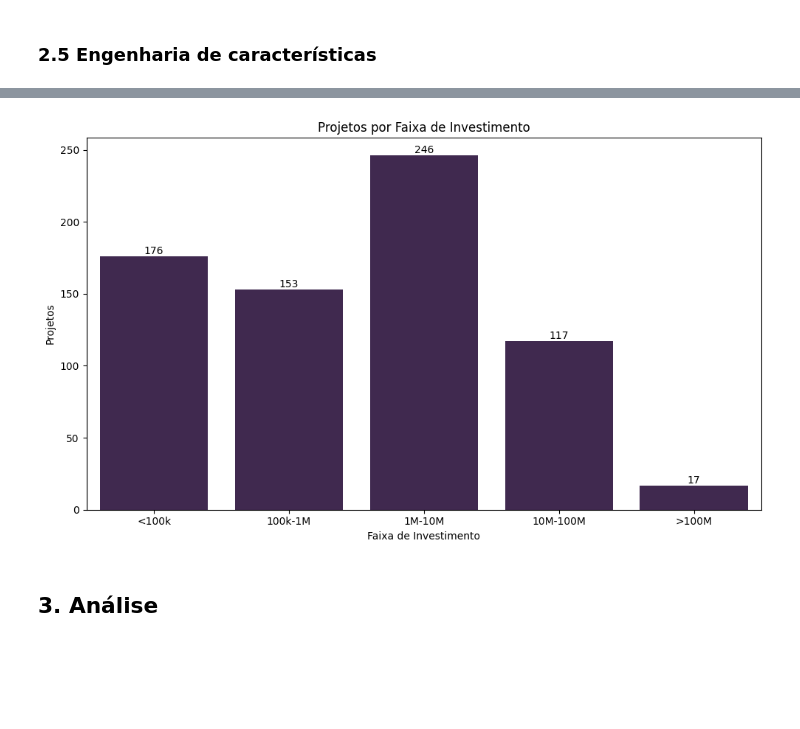
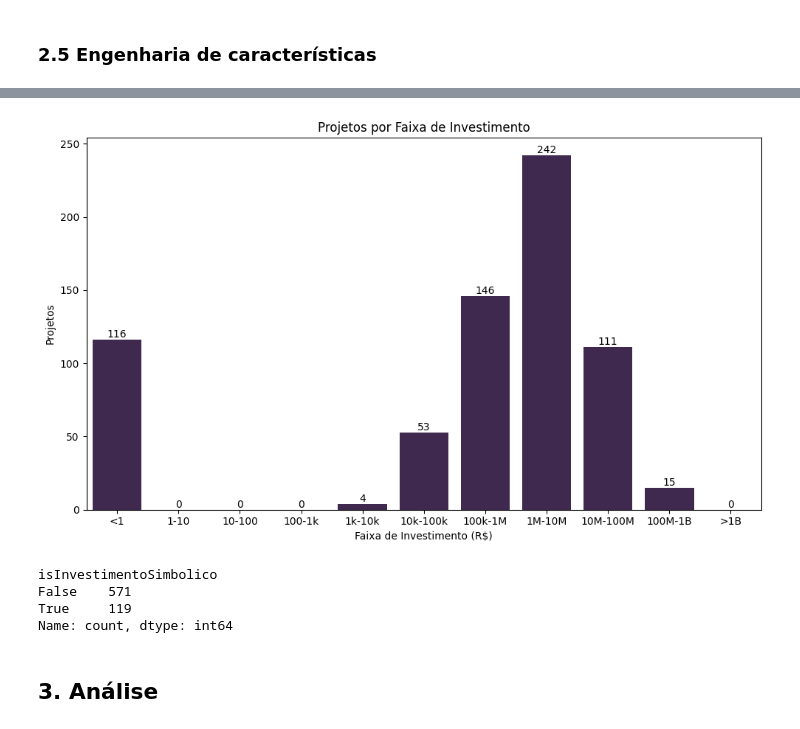
Before and after one commit to noah-art3mis/takehome-lablivre-analysis, a Jupyter notebook: relatorio_lablivre.ipynb, the cells around one changed output, grey strips where cells are left out. Drawn from its saved outputs; the diff is of its cells as text; code cells hidden in the pictures; blank space fills up the shorter version.

```diff
--- a/relatorio_lablivre.ipynb
+++ b/relatorio_lablivre.ipynb
@@ -68,7 +69,7 @@ def load_json_files() -> list[dict]:
     all_records = []
 
     for file in json_files:
-        with open(file, "r") as f:
+        with open(file, "r", encoding="utf-8") as f:
             records = json.load(f)
             all_records.extend(records)
 
@@ -446,32 +495,67 @@ df[df["idUnico"] == "22312.53-84"]
 # %%
-bins = [0, 100_000, 1_000_000, 10_000_000, 100_000_000, np.inf]
-labels = ["<100k", "100k-1M", "1M-10M", "10M-100M", ">100M"]
+bins = [
+    0,
+    1,
+    10,
+    100,
+    1_000,
+    10_000,
+    100_000,
+    1_000_000,
+    10_000_000,
+    100_000_000,
+    1_000_000_000,
+    np.inf,
+]
+labels = [
+    "<1",
+    "1-10",
+    "10-100",
+    "100-1k",
+    "1k-10k",
+    "10k-100k",
+    "100k-1M",
+    "1M-10M",
+    "10M-100M",
+    "100M-1B",
+    ">1B",
+]
 
 df["investimentoFaixa"] = pd.cut(df["investimentoTotal"], bins=bins, labels=labels)
 # %%
+# equivalente a escala logaritmica
 faixa_counts = df["investimentoFaixa"].value_counts().reset_index()
 faixa_counts.columns = ["investimentoFaixa", "count"]
 
 plt.figure(figsize=(10, 6))
 ax = sns.barplot(
     data=faixa_counts,
     x="investimentoFaixa",
     y="count",
     hue="investimentoFaixa",
     palette=[palette[0] for _ in range(len(faixa_counts))],
 )
 
 # custom palette creates multiple containers
 for container in ax.containers:
-    ax.bar_label(container)
+    ax.bar_label(container)  # type: ignore
 
-plt.xlabel("Faixa de Investimento")
+plt.xlabel("Faixa de Investimento (R$)")
 plt.ylabel("Projetos")
 plt.title("Projetos por Faixa de Investimento")
 plt.tight_layout()
 plt.show()
 # %% [output]
-[figure, old version]
+[figure, new version]
+# %%
+# Nova categoria: investimentos registrados custando um real ou menos
+df["isInvestimentoSimbolico"] = df["investimentoTotal"] <= 1
+df["isInvestimentoSimbolico"].value_counts()
+# %% [output]
+isInvestimentoSimbolico
+False    571
+True     119
+Name: count, dtype: int64
 # %% [markdown]
 ## 3. Análise
 # %% [markdown]
```
Also changed, not shown: parts of 52 cells of this notebook.
